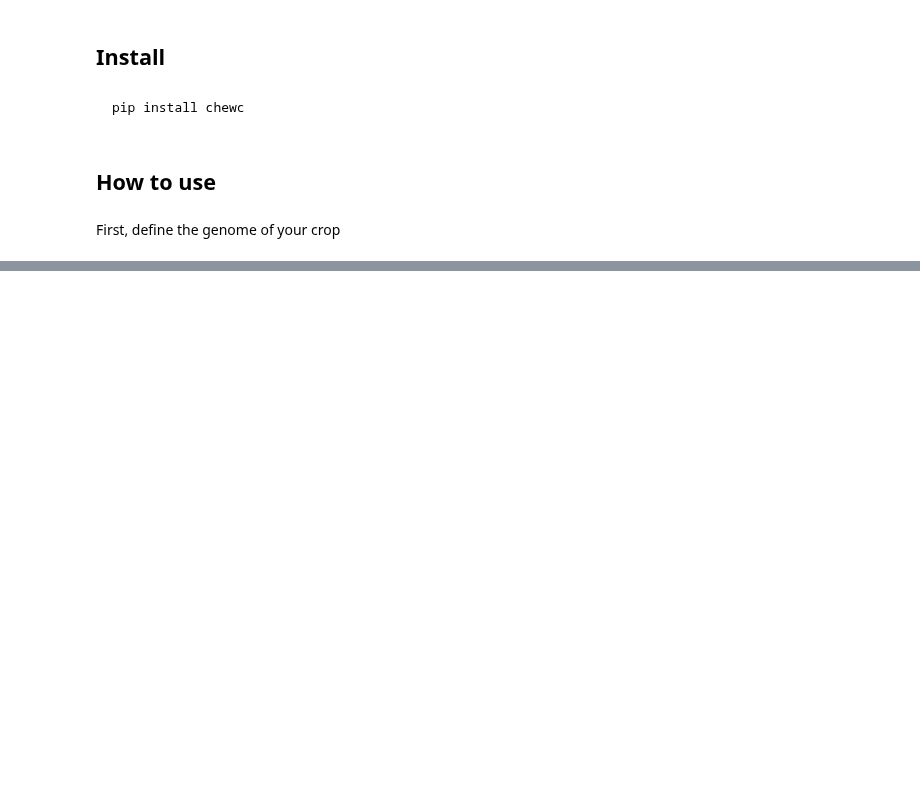
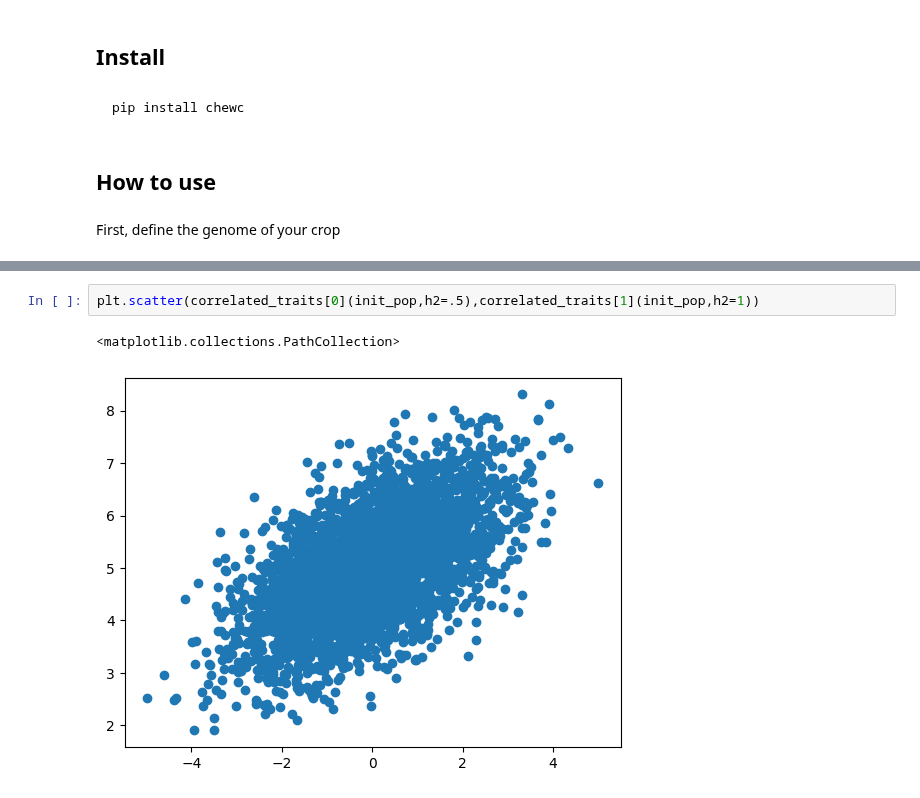
Before and after one commit to cjGO/burbankai, a Jupyter notebook: nbs/index.ipynb, the cells around one changed output, grey strips where cells are left out. Saved outputs shown, nothing was run; the diff lists cells and outputs as text; blank space fills up the shorter version.

```diff
--- a/nbs/index.ipynb
+++ b/nbs/index.ipynb
@@ -69,0 +85,5 @@ NameError: name 'init_pop' is not defined
+# %%
+plt.scatter(correlated_traits[0](init_pop,h2=.5),correlated_traits[1](init_pop,h2=1))
+# %% [output]
+<matplotlib.collections.PathCollection>
+[figure, added]
```
Also changed, not shown: parts of 4 cells of this notebook, 9 other files.
